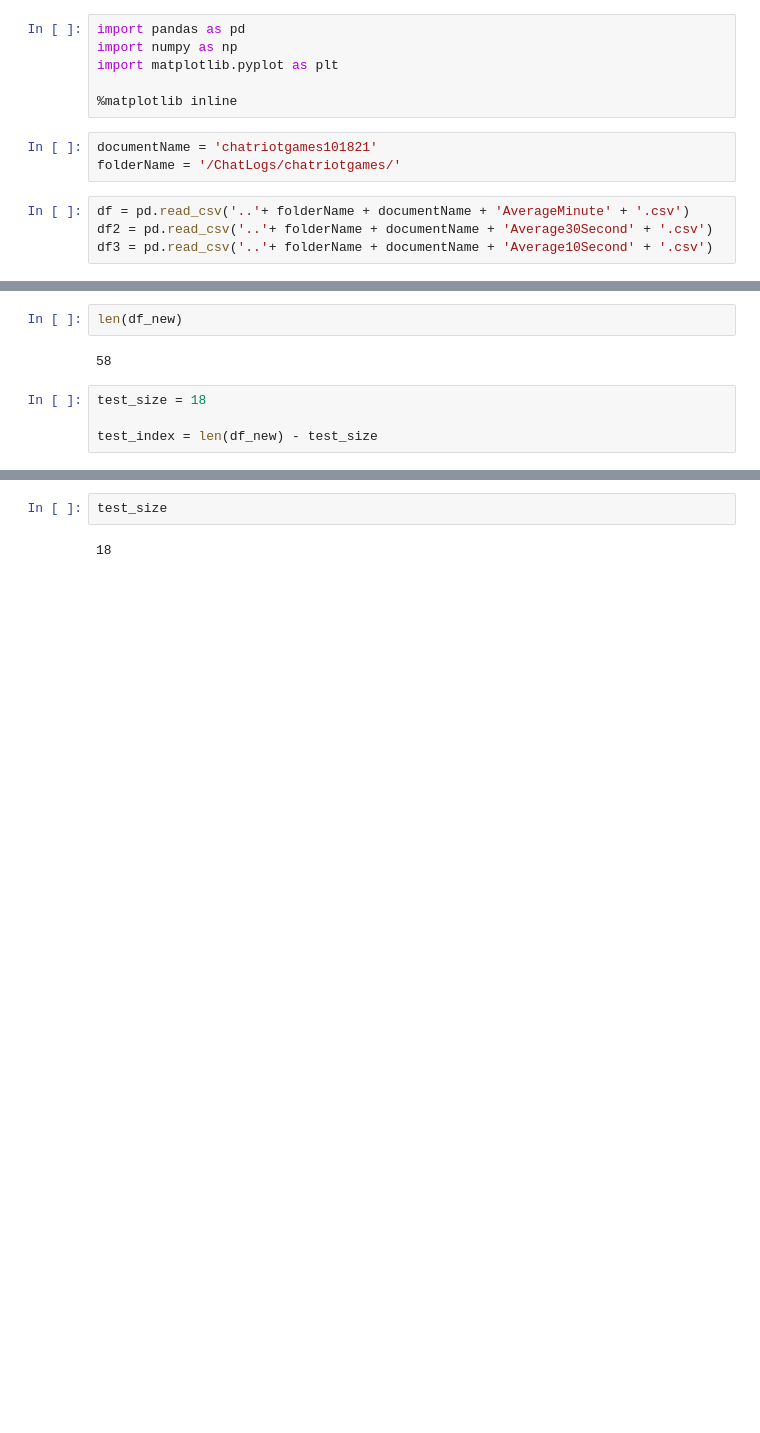
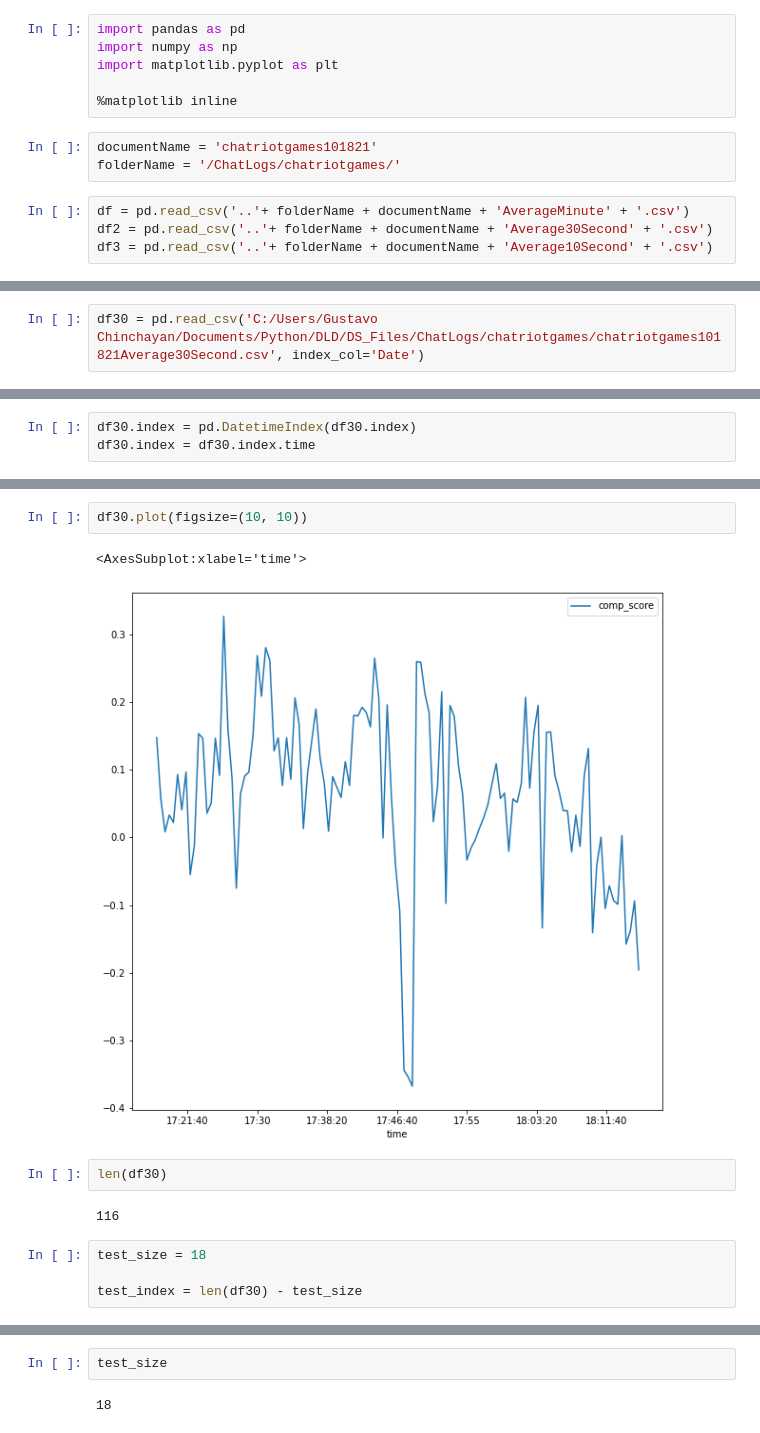
Before and after one commit to gmchinchayan/DLD-Gustavo, a Jupyter notebook: DS_Files/SentimentAnalysis/RNN Time Series Attempt.ipynb, the cells around one changed output, grey strips where cells are left out. Cells and saved outputs as stored; diff of their text form; blank space fills up the shorter version.

```diff
--- a/DS_Files/SentimentAnalysis/RNN Time Series Attempt.ipynb
+++ b/DS_Files/SentimentAnalysis/RNN Time Series Attempt.ipynb
@@ -43,0 +44,2 @@ df_new = df['comp_score'].tail(100)
+# %%
+df30 = pd.read_csv('C:/Users/Gustavo Chinchayan/Documents/Python/DLD/DS_Files/ChatLogs/chatriotgames/chatriotgames101821Average30Second.csv', index_col='Date')
@@ -43,0 +74,3 @@ df_new = df['comp_score'].tail(100)
+# %%
+df30.index = pd.DatetimeIndex(df30.index)
+df30.index = df30.index.time
@@ -53,11 +102,16 @@ df3.plot(figsize=(20, 20))
+# %%
+df30.plot(figsize=(10, 10))
+# %% [output]
+<AxesSubplot:xlabel='time'>
+[figure, added]
 # %%
-len(df_new)
+len(df30)
 # %% [output]
-58
+116
 # %%
 test_size = 18
 
-test_index = len(df_new) - test_size
+test_index = len(df30) - test_size
 # %%
 test_index
 # %% [output]
```
Also changed, not shown: parts of 13 cells of this notebook.
